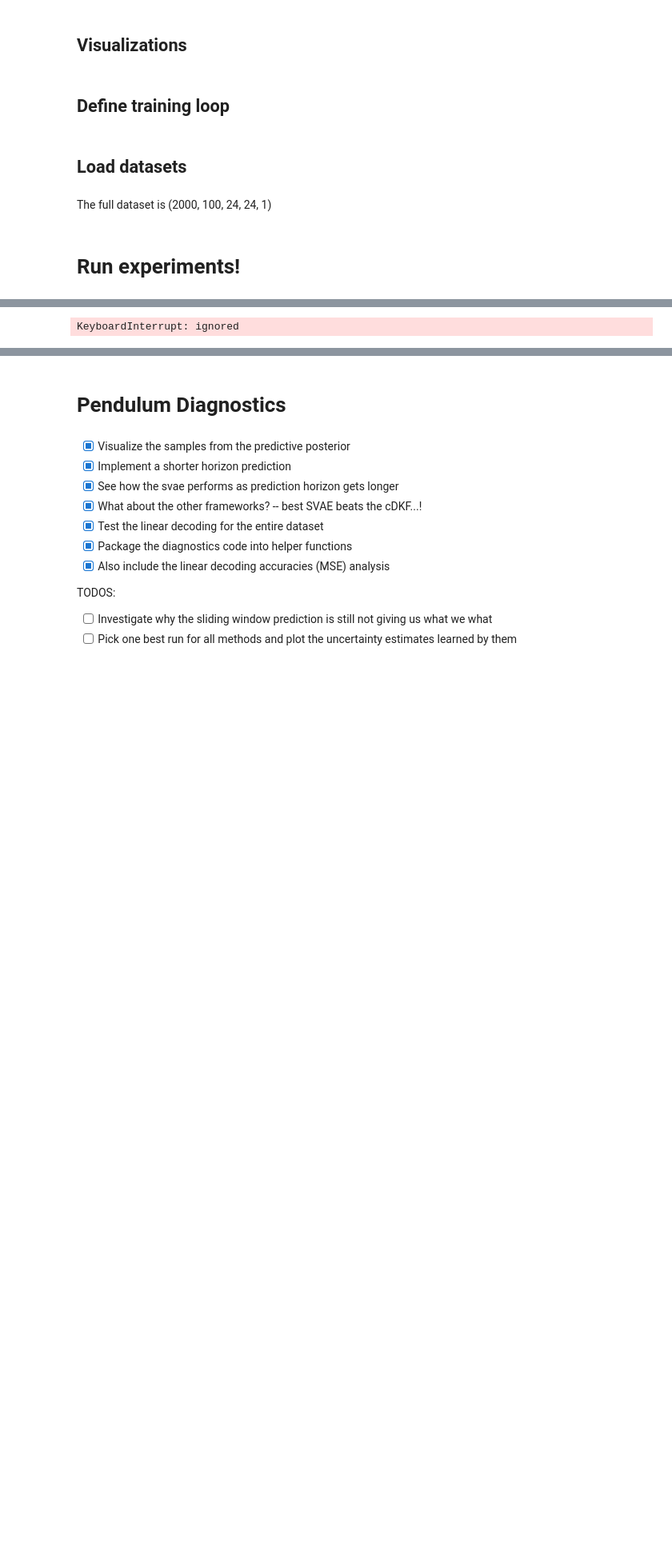
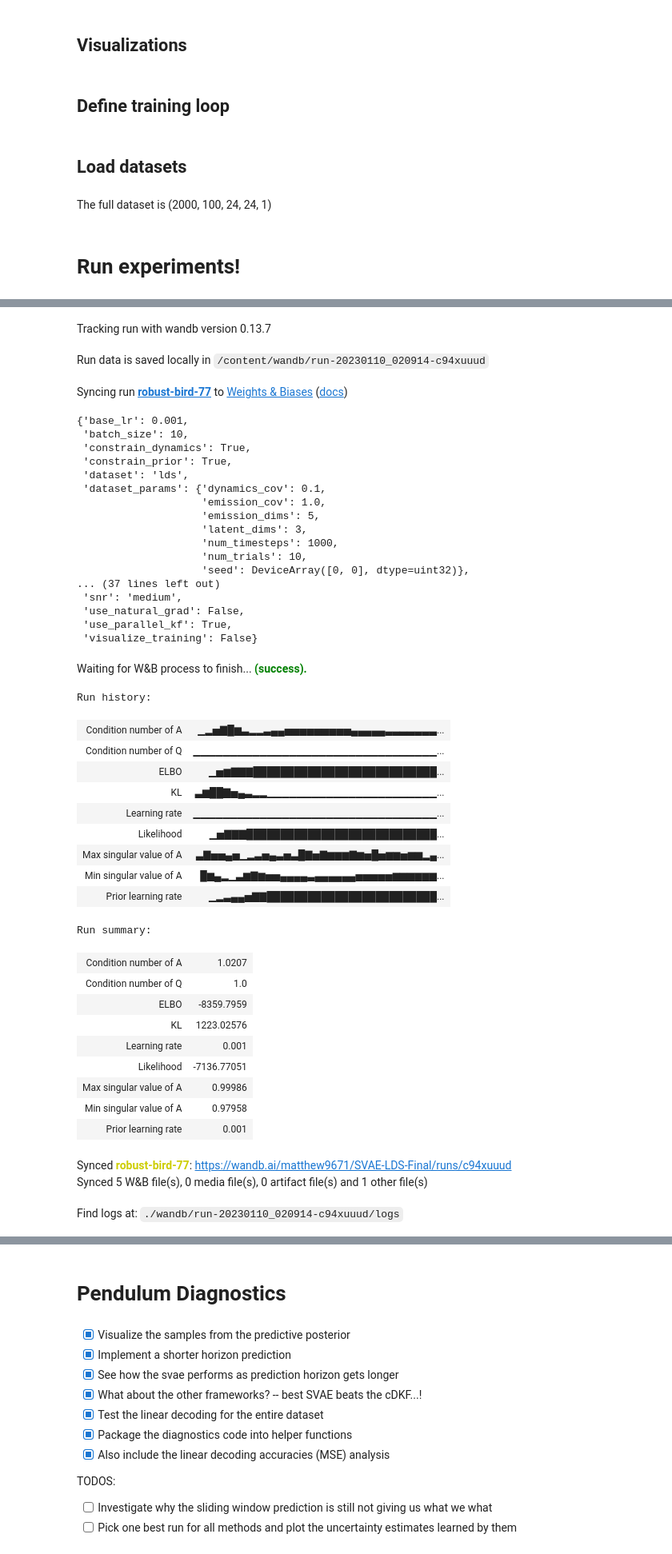
Before and after one commit to matthew9671/MattLab, a Jupyter notebook: Revisiting_SVAE.ipynb, the cells around one changed output, grey strips where cells are left out. Shown at 80% size. Drawn from its saved outputs; the diff is of its cells as text; code cells hidden in the pictures; blank space fills up the shorter version.

```diff
--- a/Revisiting_SVAE.ipynb
+++ b/Revisiting_SVAE.ipynb
@@ -2930,14 +2964,14 @@ def log_to_wandb(trainer, loss_out, data_dict, grads):
         elif p["dataset"] == "pendulum" and p.get("visualize_training"):
             visualizations = visualize_pendulum(trainer, aux)
 
-        fig = plt.figure()
-        prior_sample = prior.sample(prior_params, shape=(1,), key=jr.PRNGKey(0))[0]
-        plt.plot(prior_sample)
-        fig.canvas.draw()
-        img = Image.frombytes('RGB', fig.canvas.get_width_height(),fig.canvas.tostring_rgb())
-        prior_img = wandb.Image(img, caption="Prior Sample")
-        plt.close()
-        visualizations["Prior sample"] = prior_img
+        # fig = plt.figure()
+        # prior_sample = prior.sample(prior_params, shape=(1,), key=jr.PRNGKey(0))[0]
+        # plt.plot(prior_sample)
+        # fig.canvas.draw()
+        # img = Image.frombytes('RGB', fig.canvas.get_width_height(),fig.canvas.tostring_rgb())
+        # prior_img = wandb.Image(img, caption="Prior Sample")
+        # plt.close()
+        # visualizations["Prior sample"] = prior_img
     # Also log the learning rates
     lr = p["learning_rate"]
     lr = lr if isinstance(lr, float) else lr(itr)
@@ -3117,7 +3151,8 @@ def svae_update(params, grads, opts, opt_states, model, aux, **train_params):
 
         if (train_params.get("constrain_dynamics")):
             # Scale A so that its maximum singular value does not exceed 1
-            params["prior_params"]["A"] = scale_singular_values(params["prior_params"]["A"])
+            params["prior_params"]["A"] = truncate_singular_values(params["prior_params"]["A"])
+            # params["prior_params"]["A"] = scale_singular_values(params["prior_params"]["A"])
 
     return params, (rec_opt_state, dec_opt_state, prior_opt_state)
 # %%
@@ -3975,6 +4011,7 @@ def get_lr(params, max_iters):
     return lr, prior_lr
 
 def expand_lds_parameters(params):
+    num_timesteps = params.get("num_timesteps") or 200
     train_trials = { "small": 10, "medium": 100, "large": 1000 }
     batch_sizes = {"small": 10, "medium": 10, "large": 20 }
     emission_noises = { "small": 10., "medium": 1., "large": .1 }
@@ -4030,7 +4067,7 @@ def expand_lds_parameters(params):
         "dataset_params": {
             "seed": key_0,
             "num_trials": train_trials[params["dataset_size"]],
-            "num_timesteps": 200,
+            "num_timesteps": num_timesteps,
             "emission_cov": emission_noises[params["snr"]],
             "dynamics_cov": dynamics_noises[params["snr"]],
             "latent_dims": D,
@@ -4144,13 +4181,14 @@ run_params = {
     "inference_method": "svae",
     "use_parallel_kf": True,
     # Relevant dimensions
-    "latent_dims": 20,
+    "latent_dims": 3,
     "rnn_dims": 10,
     "seed": jr.PRNGKey(0),
     "dataset_size": "small", # "small", "medium", "large"
     "snr": "medium", # "small", "medium", "large"
     "use_natural_grad": False,
     "constrain_prior": True,
+    "constrain_dynamics": True, # Truncates/scales the singular values of A
     # We set it to true for since it's extra work to compute the sufficient stats
     # from smoothed potentials in the current parallel KF
     "sample_kl": True,
@@ -4161,8 +4199,9 @@ run_params = {
     "group_tag": "",
     # The only LDS-specific entries
     "emission_dims": 5,
+    "num_timesteps": 1000,
     "run_type": "model_learning", # "inference_only"
-    "log_to_wandb": False,
+    "log_to_wandb": True,
     "visualize_training": False
 }
 
@@ -4182,7 +4221,7 @@ results = experiment_scheduler(run_params,
                      train_func=start_trainer,
                      params_expander=expand_lds_parameters,
                      on_error=on_error,
-                     continue_on_error=False
+                     continue_on_error=True
                      )
 wandb.finish()
 # %% [output]
@@ -4206 +4245,44 @@ Using eps=0.0001
+Tracking run with wandb version 0.13.7
+Run data is saved locally in /content/wandb/run-20230110_020914-c94xuuud
+Syncing run robust-bird-77 to Weights & Biases (docs)
-KeyboardInterrupt: ignored
+{'base_lr': 0.001,
+ 'batch_size': 10,
+ 'constrain_dynamics': True,
+ 'constrain_prior': True,
+ 'dataset': 'lds',
+ 'dataset_params': {'dynamics_cov': 0.1,
+                    'emission_cov': 1.0,
+                    'emission_dims': 5,
+                    'latent_dims': 3,
+                    'num_timesteps': 1000,
+                    'num_trials': 10,
+                    'seed': DeviceArray([0, 0], dtype=uint32)},
+... (37 lines left out)
+ 'snr': 'medium',
+ 'use_natural_grad': False,
+ 'use_parallel_kf': True,
+ 'visualize_training': False}
+Waiting for W&B process to finish... (success).
+Run history:
+| Condition number of A | ▁▂▅▇█▆▃▂▂▃▄▄▅▅▅▅▅▅▅▅▅▄▄▄▄▄▃▃▃▃▃▃▃... |
+| Condition number of Q | ▁▁▁▁▁▁▁▁▁▁▁▁▁▁▁▁▁▁▁▁▁▁▁▁▁▁▁▁▁▁▁▁▁... |
+| ELBO | ▁▅▆▇▇▇███████████████████████████... |
+| KL | ▃▆██▇▅▄▃▂▂▁▁▁▁▁▁▁▁▁▁▁▁▁▁▁▁▁▁▁▁▁▁▁... |
+| Learning rate | ▁▁▁▁▁▁▁▁▁▁▁▁▁▁▁▁▁▁▁▁▁▁▁▁▁▁▁▁▁▁▁▁▁... |
+| Likelihood | ▁▅▇▇▇████████████████████████████... |
+| Max singular value of A | ▃▇▅▅▄▅▁▂▃▅▄▃▅▃█▇▅▇▆▆▆▇▆▅█▅▆▆▅▆▆▂▄... |
+| Min singular value of A | █▆▄▂▁▃▆▇▆▅▅▄▄▄▄▃▄▄▄▄▄▄▅▅▅▅▅▆▆▆▆▆▆... |
+| Prior learning rate | ▁▂▃▄▄▅▇▇█████████████████████████... |
+Run summary:
+| Condition number of A | 1.0207 |
+| Condition number of Q | 1.0 |
+| ELBO | -8359.7959 |
+| KL | 1223.02576 |
+| Learning rate | 0.001 |
+| Likelihood | -7136.77051 |
+| Max singular value of A | 0.99986 |
+| Min singular value of A | 0.97958 |
+| Prior learning rate | 0.001 |
+Synced robust-bird-77: https://wandb.ai/matthew9671/SVAE-LDS-Final/runs/c94xuuud
+Synced 5 W&B file(s), 0 media file(s), 0 artifact file(s) and 1 other file(s)
+Find logs at: ./wandb/run-20230110_020914-c94xuuud/logs
```
Also changed, not shown: parts of 28 cells of this notebook.
